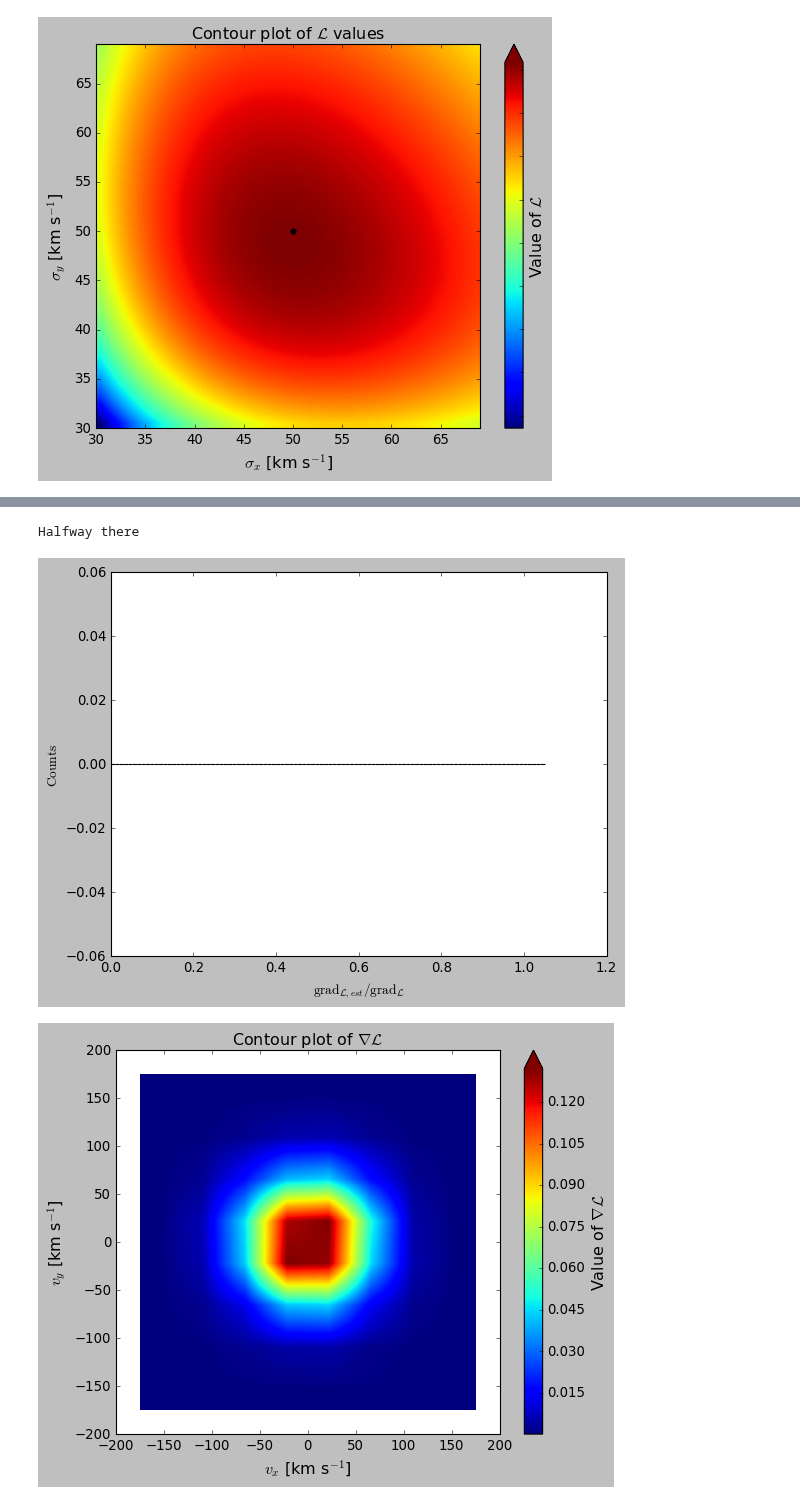
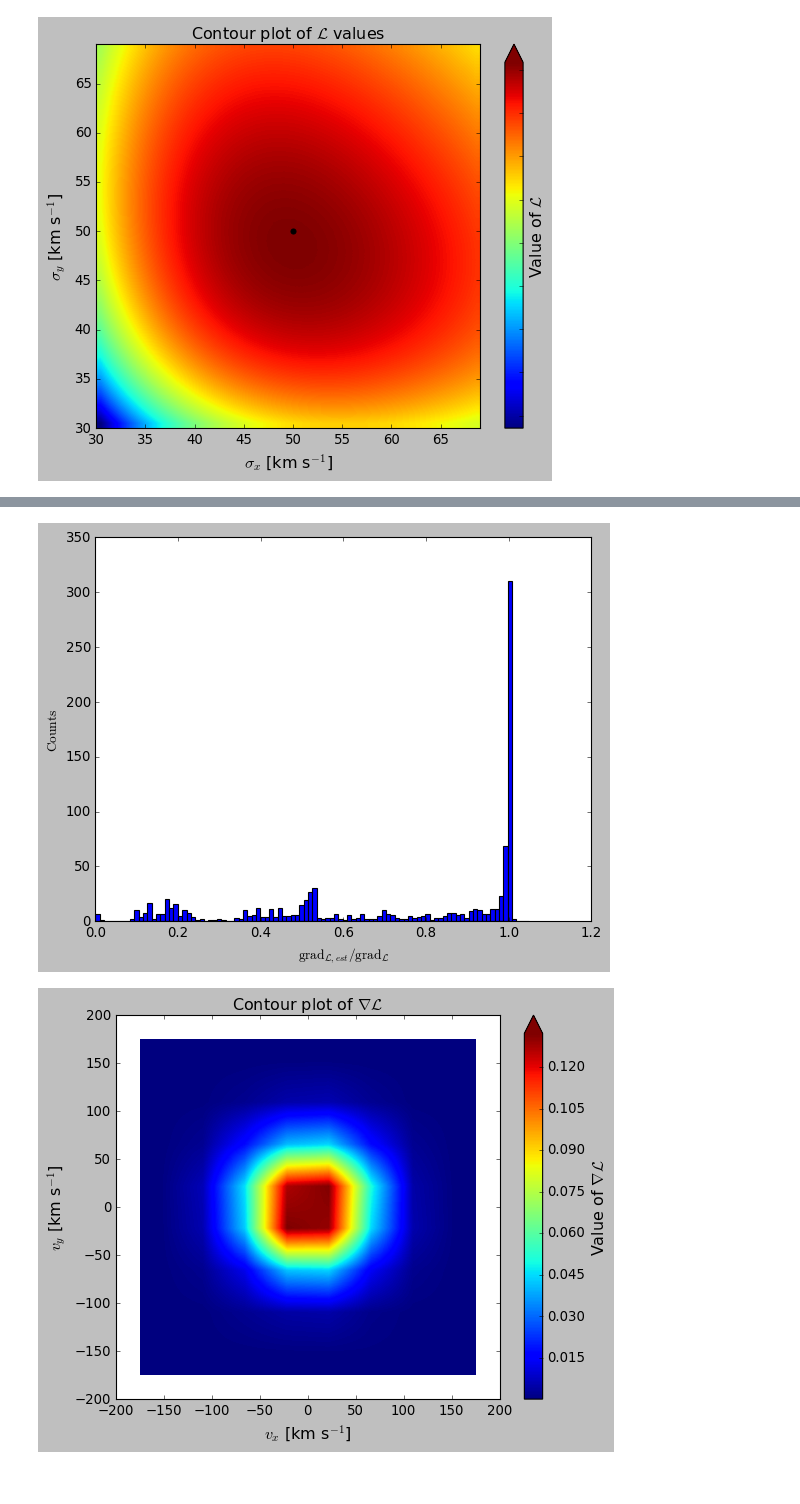
Before and after one commit to PaulMcMillan-Astro/DeprojectionProject, a Jupyter notebook: InitialDeprojectionNotebook.ipynb, the cells around one changed output, grey strips where cells are left out. Cells and saved outputs as stored; diff of their text form; code cells hidden in the pictures.

```diff
--- a/InitialDeprojectionNotebook.ipynb
+++ b/InitialDeprojectionNotebook.ipynb
@@ -47,7 +47,7 @@ WARNING: OverflowError converting to IntType in column eage, reverting to String
 # %% [markdown]
 If we choose to use pseudodata instead, we can specify the desired number of stars, $N$, as well as the mean velocities and dispersions for the Gaussian velocity distribution of each component $v_x,\ v_y,\ v_z$. The pseudosample can then be generated using the $\texttt{model_sample}$ function.
 # %%
-N = 2000 #Number of stars we want to use in our sample
+N = 100 #Number of stars we want to use in our sample
 v0 = np.array([0,0,0]) #The mean velocities of our pseudosample Gaussian velocity distributions
 v_disp = np.array([50,50,50]) #The velocity dispersions of the Gaussians
 sample = model_sample(N,v0,v_disp) #Uncomment to use pseudosample
@@ -312,5 +240,6 @@ plot_L(phi_all,pvals,rhatvals,vmin,dv,n,1e-15)
 # %%
-testvals, gL_est, gL, twon = grad_negL_test(phi0,pvals,rhatvals,1e-13,vmin,dv,n)
+from Deproject_test import grad_negL_test
+
+testvals, twon = grad_negL_test(phi0,pvals,rhatvals,1e-13,vmin,dv,n)
 # %% [output]
-Halfway there
-[figure, old version]
+[figure, new version]
```
Also changed, not shown: parts of 21 cells of this notebook, 4 other files.
